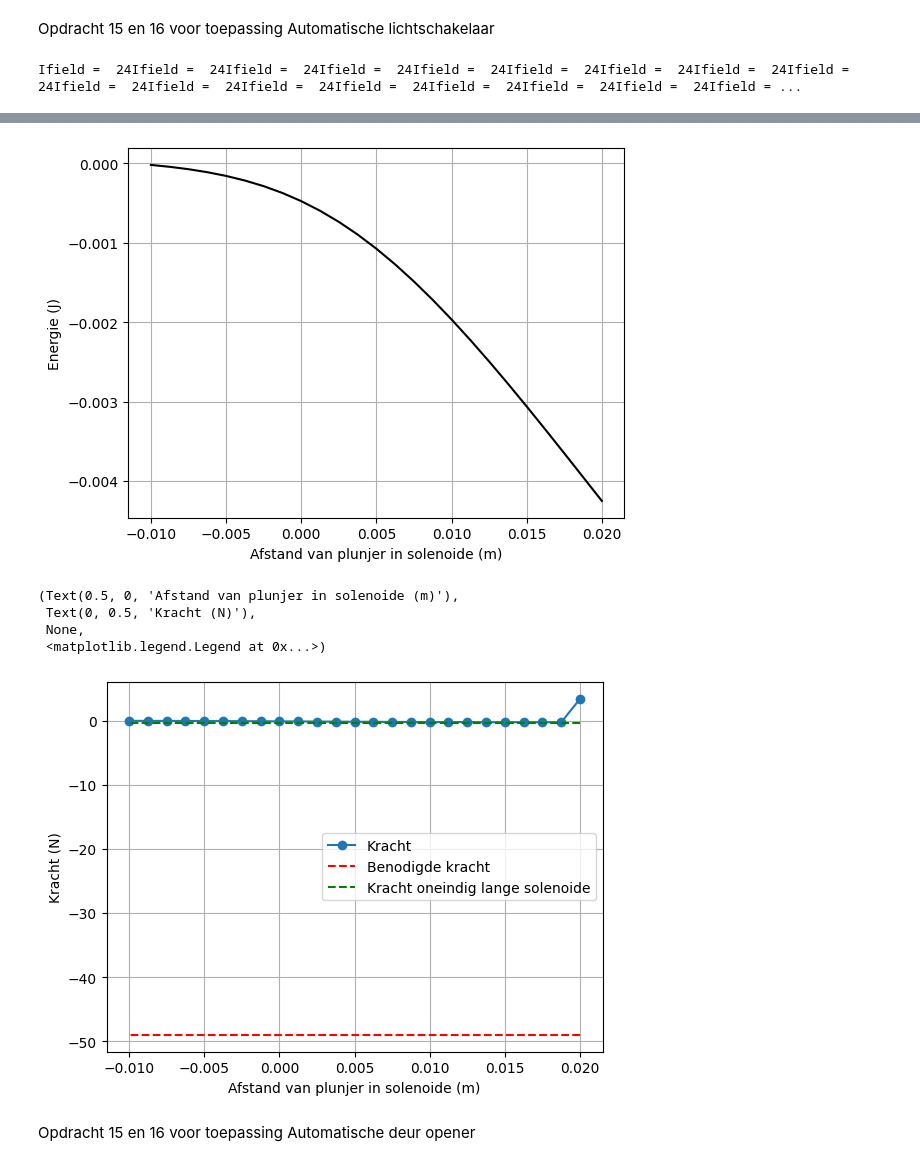
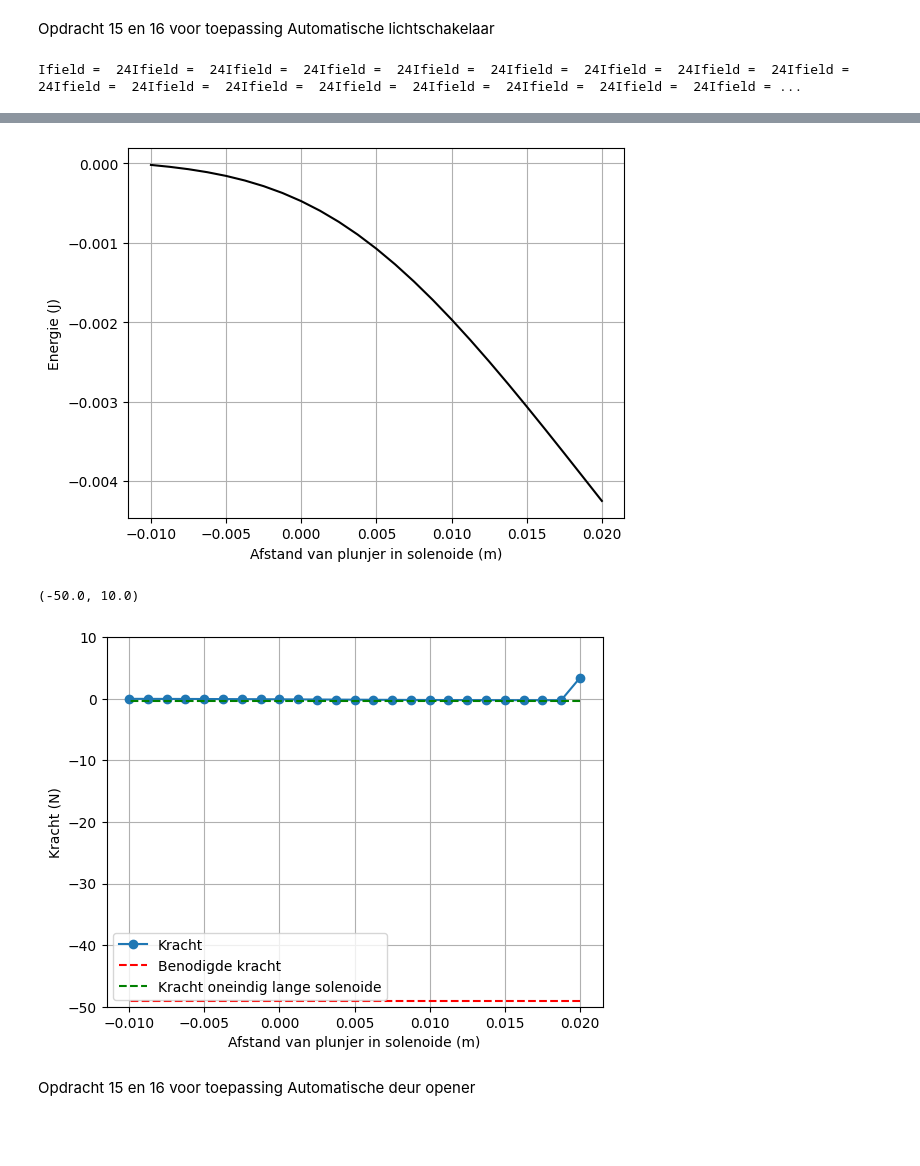
Before and after one commit to daantjebunschoten1-gif/opdrachten-DEF-D, a Jupyter notebook: DigitaleOntwerpopdrachten/2KrachtactuatorOpdracht/KrachtactuatorOpdracht.ipynb, the cells around one changed output, grey strips where cells are left out. Cells and saved outputs as stored; diff of their text form; code cells hidden in the pictures; blank space fills up the shorter version.

```diff
--- a/DigitaleOntwerpopdrachten/2KrachtactuatorOpdracht/KrachtactuatorOpdracht.ipynb
+++ b/DigitaleOntwerpopdrachten/2KrachtactuatorOpdracht/KrachtactuatorOpdracht.ipynb
@@ -998,39 +995,36 @@ H_veld_analytisch=(n_turns*I/L_sol/2)*((L_sol/2-z_ax)/np.sqrt((z_ax- L_sol/2)**2
 plt.figure(figsize=[13,4])
 plt.subplot(131)
 plt.title('z-component van B-veld')
 plt.plot(z_ax, H_veld_ideaal, '-r', label='ideaal')
 plt.plot(z_ax, H_veld_analytisch, '-g', label='analytisch')
 plt.plot(z_ax, H_ax, '-k', label='simulatie')
 plt.xlabel('Afstand langs de as van de solenoide (m)')
 plt.ylabel('H-veld (Tesla)')
 plt.legend()
 plt.show()
 
 Wz=-0.5*np.pi*r_sol**2*np.cumsum(np.flipud(H_ax)*mu_r*mu_0*np.flipud(H_ax))*(z_ax[1] - z_ax[0])
 
 plt.figure()
 plt.plot(L_sol/2 - z_ax, np.flipud(Wz), '-k')
 plt.xlabel('Afstand van plunjer in solenoide (m)'), plt.ylabel('Energie (J)'), plt.grid()
 plt.show()
 
 force_analytical = -mu_0*mu_r*np.pi*r_sol**2*n_turns**2*I**2/2/L_sol**2 # Kracht uitrekenen numeriek
 force_numerical=np.diff(Wz, n=1, append=[0])/(z_ax[1] - z_ax[0]) # Kracht uitrekenen
 
 # Plotting the results
 plt.plot(L_sol/2 - z_ax, np.flipud(force_numerical), '-o', label='Kracht')
 plt.plot(L_sol/2 - z_ax, (-5*9.8)*np.ones(n_ax), '--r', label='Benodigde kracht')
 plt.plot(L_sol/2 - z_ax, force_analytical*np.ones(n_ax), '--g', label='Kracht oneindig lange solenoide')
 plt.xlabel('Afstand van plunjer in solenoide (m)'), plt.ylabel('Kracht (N)'), plt.grid(), plt.legend()
-# plt.ylim([-200, 0])
+plt.ylim([-50, 10])
 # %% [output]
 Ifield =  24Ifield =  24Ifield =  24Ifield =  24Ifield =  24Ifield =  24Ifield =  24Ifield =  24Ifield =  24Ifield =  24Ifield =  24Ifield =  24Ifield =  24Ifield =  24Ifield =  24Ifield =  24Ifield = ...
 [figure]
 [figure]
-(Text(0.5, 0, 'Afstand van plunjer in solenoide (m)'),
- Text(0, 0.5, 'Kracht (N)'),
- None,
- <matplotlib.legend.Legend at 0x...>)
+(-50.0, 10.0)
-[figure, old version]
+[figure, new version]
 # %% [markdown]
 Opdracht 15 en 16 voor toepassing Automatische deur opener
 # %%
```
Also changed, not shown: parts of 2 cells of this notebook.
